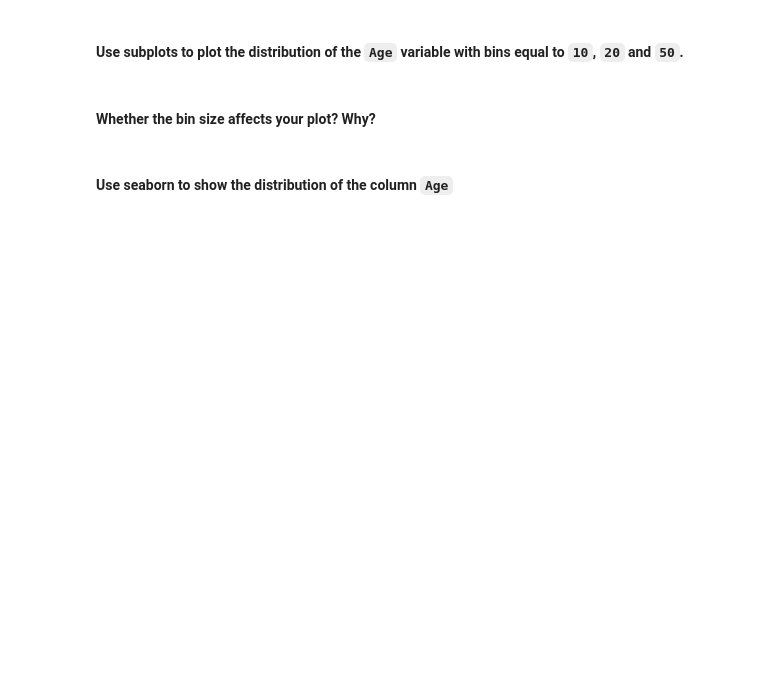
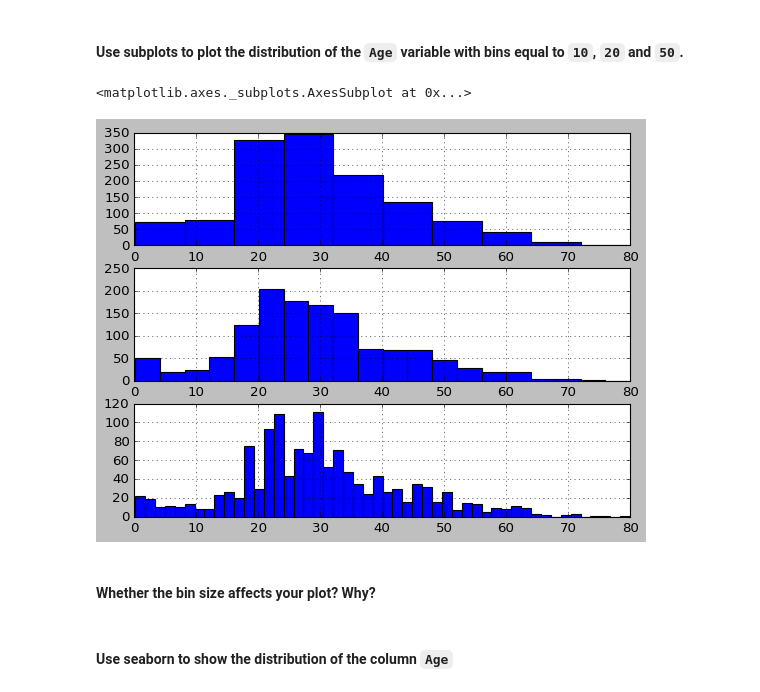
Before and after one commit to ironhack-datalabs/mad-oct-2018, a Jupyter notebook: module-2/lab-matplotlib-seaborn/your-code/challenge-3.ipynb, the cells around one changed output. Saved outputs shown, nothing was run; the diff lists cells and outputs as text; code cells hidden in the pictures; blank space fills up the shorter version.

```diff
--- a/module-2/lab-matplotlib-seaborn/your-code/challenge-3.ipynb
+++ b/module-2/lab-matplotlib-seaborn/your-code/challenge-3.ipynb
@@ -96,2 +137,12 @@ plt.style.use('classic')
+# %%
+# your code here
+fig,ax=plt.subplots(3,1)
+
+titanic['Age'].hist(bins=10,ax=ax[0])
+titanic['Age'].hist(bins=20,ax=ax[1])
+titanic['Age'].hist(bins=50,ax=ax[2])
+# %% [output]
+<matplotlib.axes._subplots.AxesSubplot at 0x...>
+[figure, added]
 # %% [markdown]
 #### Whether the bin size affects your plot? Why?
```
Also changed, not shown: parts of 35 cells of this notebook.
